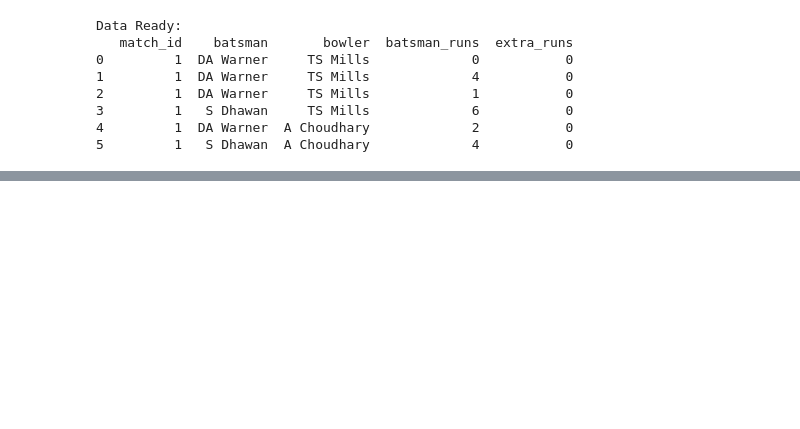
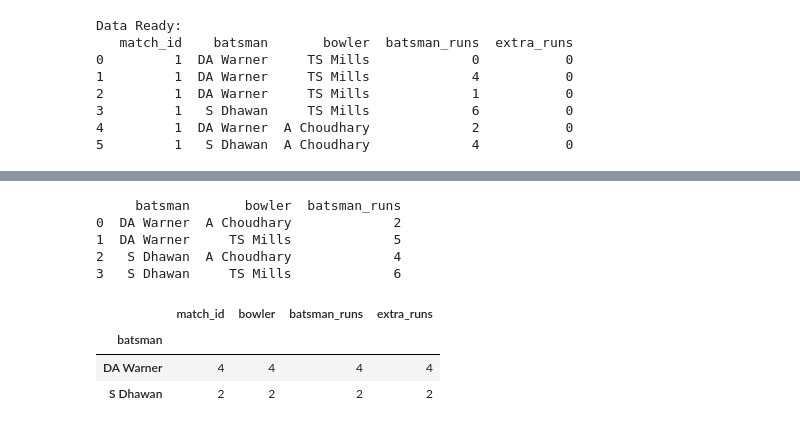
Before and after one commit to bhawana-vibes/100-Days-Of-DataScience-And-GenAI, a Jupyter notebook: pandas_basics.ipynb, the cells around one changed output, grey strips where cells are left out. Drawn from its saved outputs; the diff is of its cells as text; code cells hidden in the pictures; blank space fills up the shorter version.

```diff
--- a/pandas_basics.ipynb
+++ b/pandas_basics.ipynb
@@ -833,0 +863,17 @@ delivery.groupby('batsman')['batsman_runs'].sum()
+# %%
+
+df_table = delivery.groupby(['batsman', 'bowler'])['batsman_runs'].sum().reset_index()
+print(df_table)
+# %% [output]
+     batsman       bowler  batsman_runs
+0  DA Warner  A Choudhary             2
+1  DA Warner     TS Mills             5
+2   S Dhawan  A Choudhary             4
+3   S Dhawan     TS Mills             6
+# %%
+delivery.groupby('batsman').count()
+# %% [output]
+|  | match_id | bowler | batsman_runs | extra_runs |
+| batsman |  |  |  |  |
+| DA Warner | 4 | 4 | 4 | 4 |
+| S Dhawan | 2 | 2 | 2 | 2 |
```
Also changed, not shown: parts of 5 cells of this notebook.
